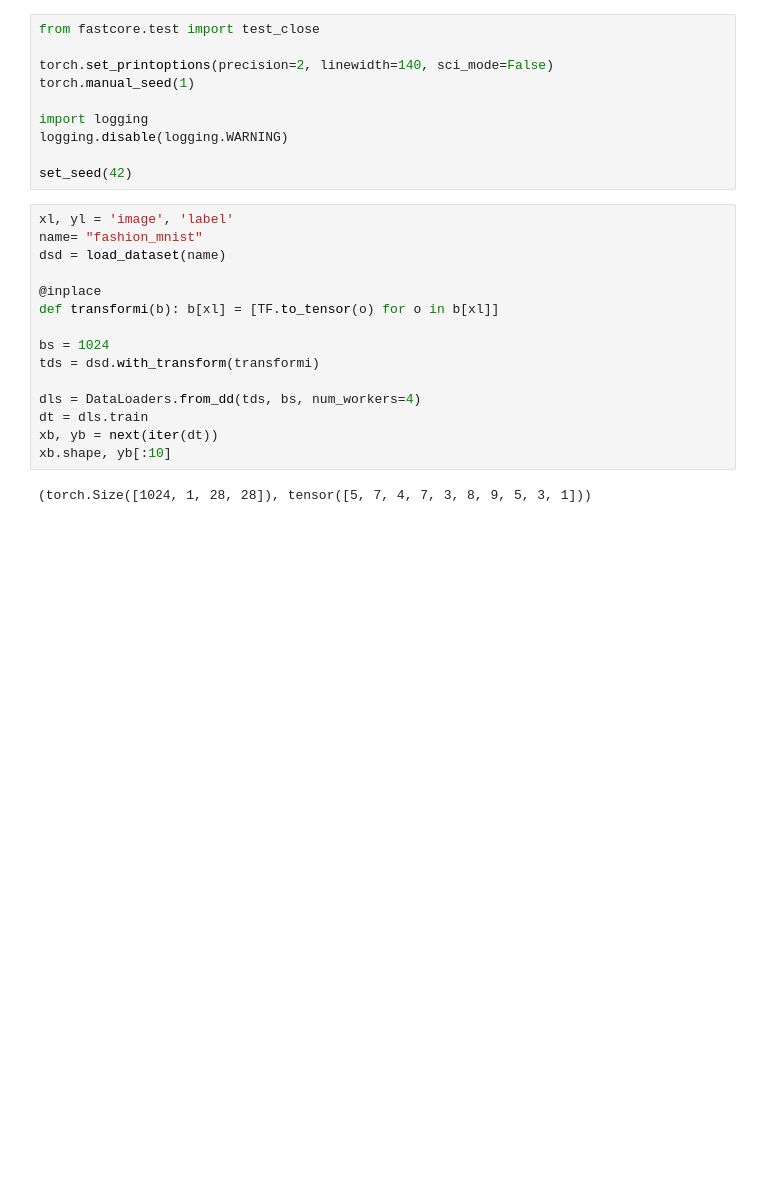
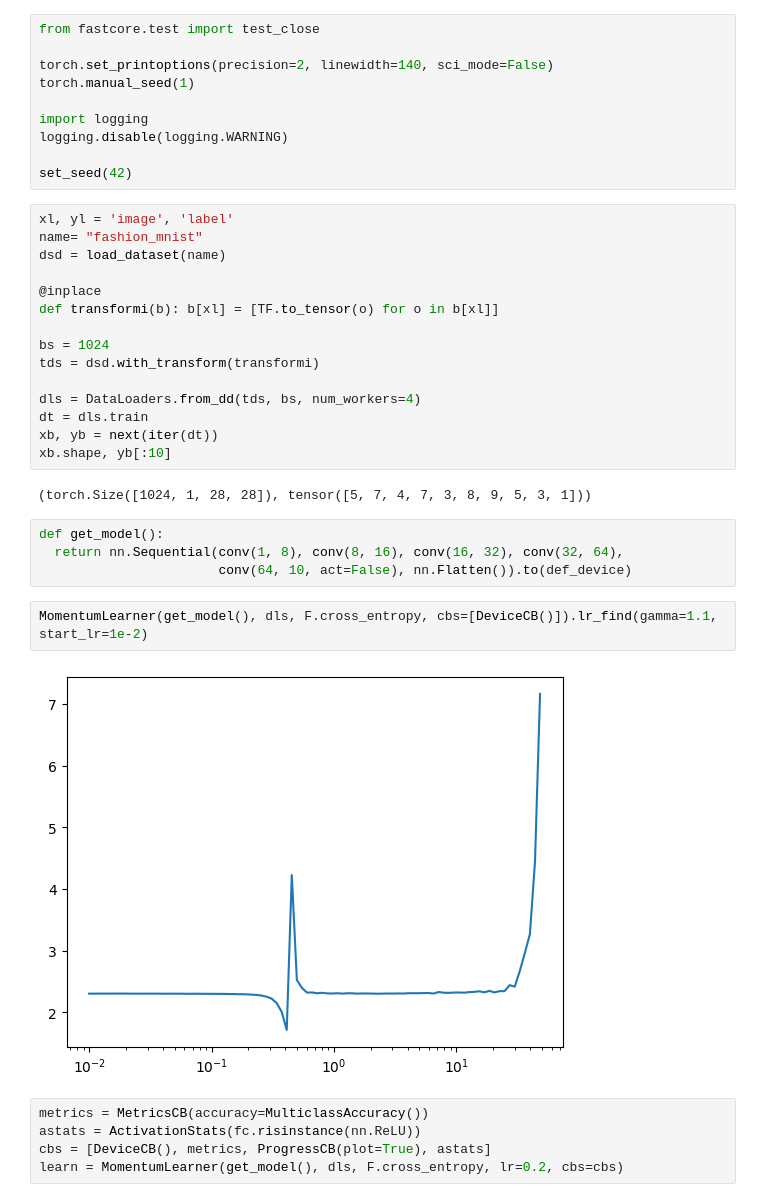
Before and after one commit to satani99/fastai_22_2, a Jupyter notebook: initializing.ipynb, the cells around one changed output. Drawn from its saved outputs; the diff is of its cells as text; blank space fills up the shorter version.

```diff
--- a/initializing.ipynb
+++ b/initializing.ipynb
@@ -89,3 +89,16 @@ xb, yb = next(iter(dt))
 xb.shape, yb[:10]
 # %% [output]
 (torch.Size([1024, 1, 28, 28]), tensor([5, 7, 4, 7, 3, 8, 9, 5, 3, 1]))
+# %%
+def get_model():
+  return nn.Sequential(conv(1, 8), conv(8, 16), conv(16, 32), conv(32, 64),
+                       conv(64, 10, act=False), nn.Flatten()).to(def_device)
+# %%
+MomentumLearner(get_model(), dls, F.cross_entropy, cbs=[DeviceCB()]).lr_find(gamma=1.1, start_lr=1e-2)
+# %% [output]
+[figure, added]
+# %%
+metrics = MetricsCB(accuracy=MulticlassAccuracy())
+astats = ActivationStats(fc.risinstance(nn.ReLU))
+cbs = [DeviceCB(), metrics, ProgressCB(plot=True), astats]
+learn = MomentumLearner(get_model(), dls, F.cross_entropy, lr=0.2, cbs=cbs)
```
Also changed, not shown: parts of 3 cells of this notebook.
